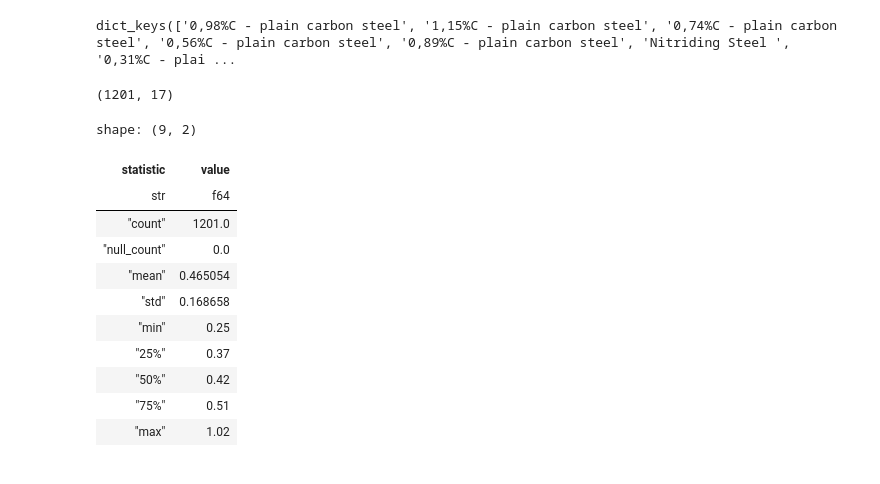
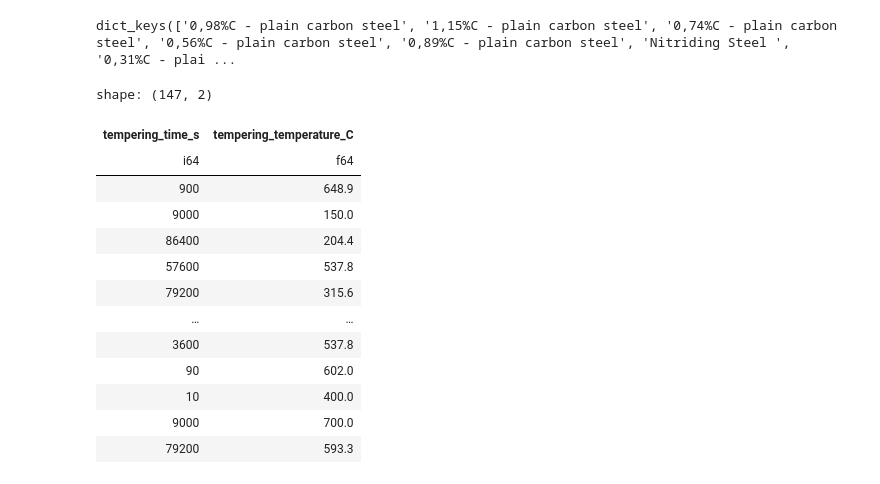
Before and after one commit to Nate-Sheibley/Mild-Steel-Tempering, a Jupyter notebook: 1-exploration_and_cleaning.ipynb, the cells around one changed output. Saved outputs shown, nothing was run; the diff lists cells and outputs as text; code cells hidden in the pictures.

```diff
--- a/1-exploration_and_cleaning.ipynb
+++ b/1-exploration_and_cleaning.ipynb
@@ -250,23 +263,3 @@ dict_rename_bad = {'0,98%C - plain carbon steel': 'Non-searchable',
 dict_rename_bad.keys()
 # %% [output]
 dict_keys(['0,98%C - plain carbon steel', '1,15%C - plain carbon steel', '0,74%C - plain carbon steel', '0,56%C - plain carbon steel', '0,89%C - plain carbon steel', 'Nitriding Steel ', '0,31%C - plai ...
-# %%
-df_searchable = df_clean.filter(pl.col('steel_type').is_in(['0,98%C - plain carbon steel', '1,15%C - plain carbon steel', '0,56%C - plain carbon steel', '0,89%C - plain carbon steel', 'Nitriding Steel ', '0,31%C - plain carbon steel']).not_())
-df_searchable.shape
-# %% [output]
-(1201, 17)
-# %%
-df_searchable['C'].describe()
-# %% [output]
-shape: (9, 2)
-| statistic | value |
-| str | f64 |
-| "count" | 1201.0 |
-| "null_count" | 0.0 |
-| "mean" | 0.465054 |
-| "std" | 0.168658 |
-| "min" | 0.25 |
-| "25%" | 0.37 |
-| "50%" | 0.42 |
-| "75%" | 0.51 |
-| "max" | 1.02 |
@@ -272,0 +269,20 @@ shape: (9, 2)
+# %%
+df_clean["tempering_time_s", "tempering_temperature_C"].unique()
+# May need to bin tempering temps
+# random forest multi output classifier as baseline
+# use multiclassification NN as improvement
+# %% [output]
+shape: (147, 2)
+| tempering_time_s | tempering_temperature_C |
+| i64 | f64 |
+| 900 | 648.9 |
+| 9000 | 150.0 |
+| 86400 | 204.4 |
+| 57600 | 537.8 |
+| 79200 | 315.6 |
+| … | … |
+| 3600 | 537.8 |
+| 90 | 602.0 |
+| 10 | 400.0 |
+| 9000 | 700.0 |
+| 79200 | 593.3 |
```
Also changed, not shown: parts of 8 cells of this notebook, 3 other files.
